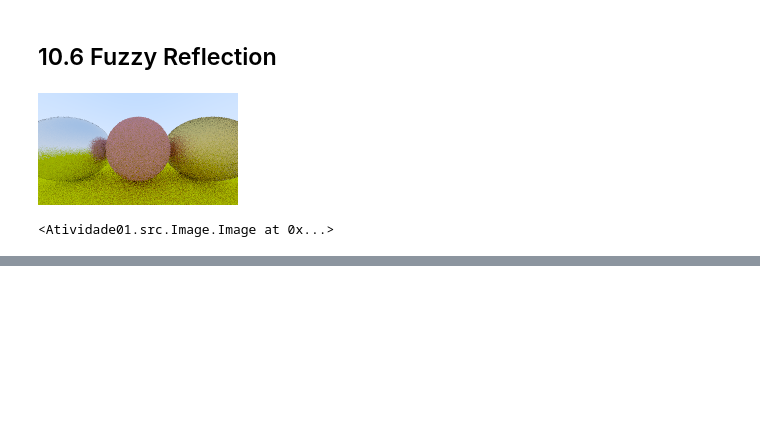
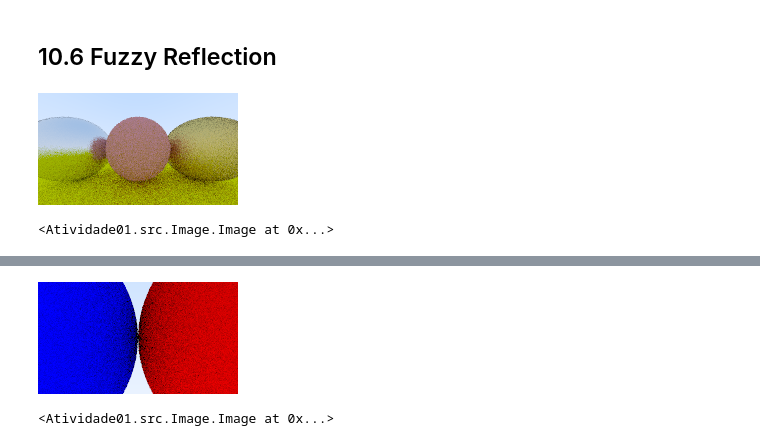
Before and after one commit to GregorioFornetti/atividades-cg, a Jupyter notebook: tutorial/tutorial.ipynb, the cells around one changed output, grey strips where cells are left out. Cells and saved outputs as stored; diff of their text form; code cells hidden in the pictures; blank space fills up the shorter version.

```diff
--- a/tutorial/tutorial.ipynb
+++ b/tutorial/tutorial.ipynb
@@ -1867,0 +2042,6 @@ camera.render(world, '15-fuzzed-metals.png')
+# %%
+camera = Camera(image_width=200, samples_per_pixel=10, max_depth=10, vfov=40)
+camera.render(world, '18-spheres-vfov40.png')
+# %% [output]
+[figure, added]
+<Atividade01.src.Image.Image at 0x...>
```
Also changed, not shown: parts of 10 cells of this notebook, 12 other files.
